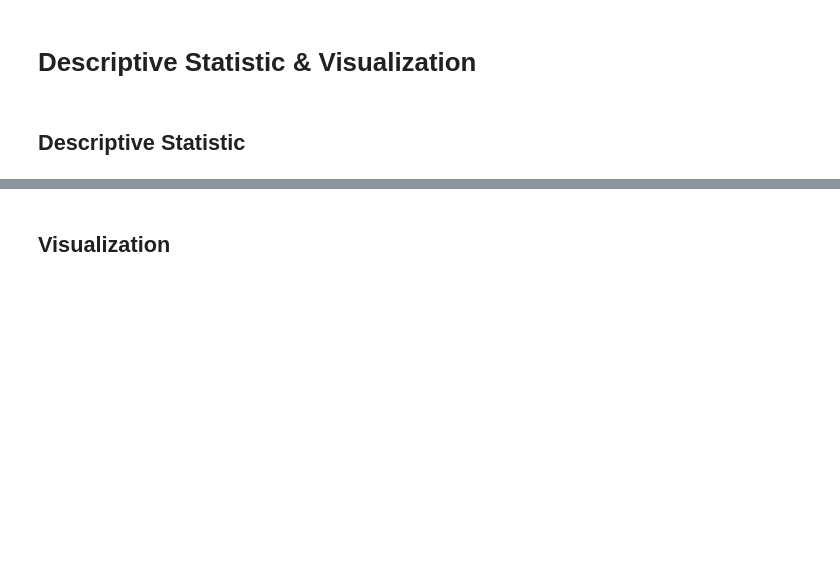
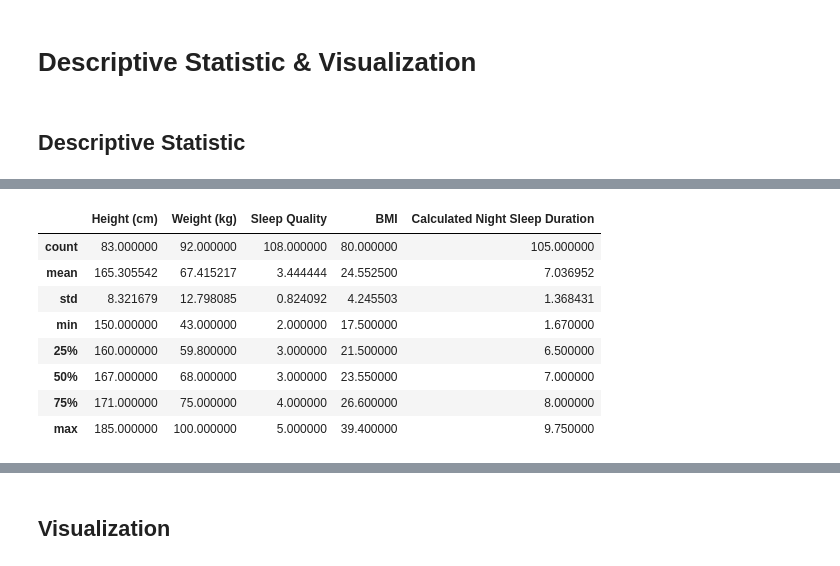
Before and after one commit to johnkimtech/sleep, a Jupyter notebook: destat_visualize.ipynb, the cells around one changed output, grey strips where cells are left out. Cells and saved outputs as stored; diff of their text form; code cells hidden in the pictures; blank space fills up the shorter version.

Commit message:
added some desc stats

```diff
--- a/destat_visualize.ipynb
+++ b/destat_visualize.ipynb
@@ -55,0 +37,3 @@ df.describe()
+# %%
+df.drop(labels=["Timestamp"], inplace=True, axis=1)
+df.sample(5)
@@ -55,0 +47,6 @@ df.describe()
+# %%
+# Calculating descriptive statistics for the dataset
+descriptive_stats = df.describe()
+
+# Since describe() includes only numeric data by default, adding additional descriptive statistics for non-numeric data
+non_numeric_stats = df.describe(include=[object])
@@ -55,0 +57,12 @@ df.describe()
+# %%
+descriptive_stats
+# %% [output]
+|  | Height (cm) | Weight (kg) | Sleep Quality | BMI | Calculated Night Sleep Duration |
+| count | 83.000000 | 92.000000 | 108.000000 | 80.000000 | 105.000000 |
+| mean | 165.305542 | 67.415217 | 3.444444 | 24.552500 | 7.036952 |
+| std | 8.321679 | 12.798085 | 0.824092 | 4.245503 | 1.368431 |
+| min | 150.000000 | 43.000000 | 2.000000 | 17.500000 | 1.670000 |
+| 25% | 160.000000 | 59.800000 | 3.000000 | 21.500000 | 6.500000 |
+| 50% | 167.000000 | 68.000000 | 3.000000 | 23.550000 | 7.000000 |
+| 75% | 171.000000 | 75.000000 | 4.000000 | 26.600000 | 8.000000 |
+| max | 185.000000 | 100.000000 | 5.000000 | 39.400000 | 9.750000 |
```
Also changed, not shown: parts of 8 cells of this notebook, 4 other files.
